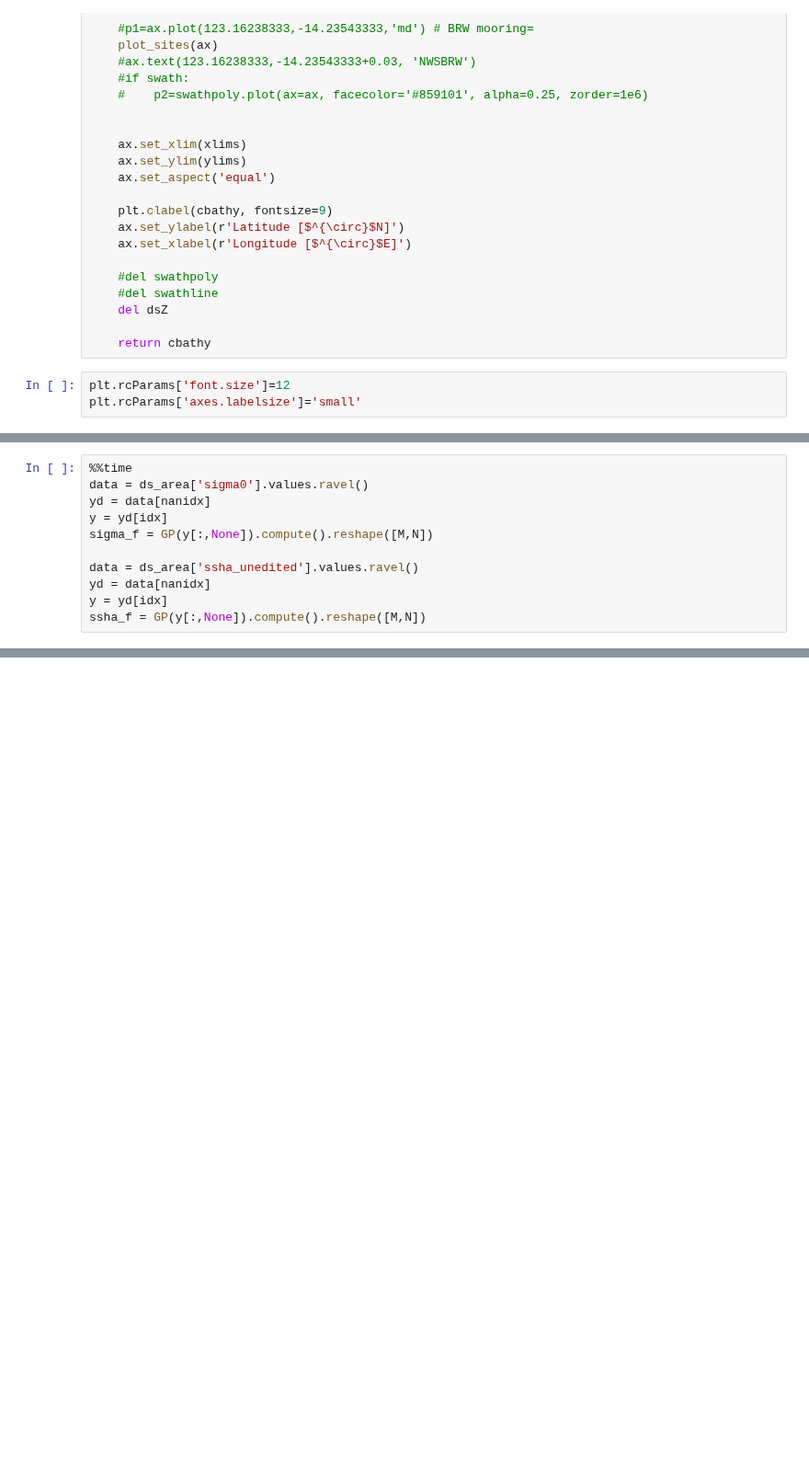
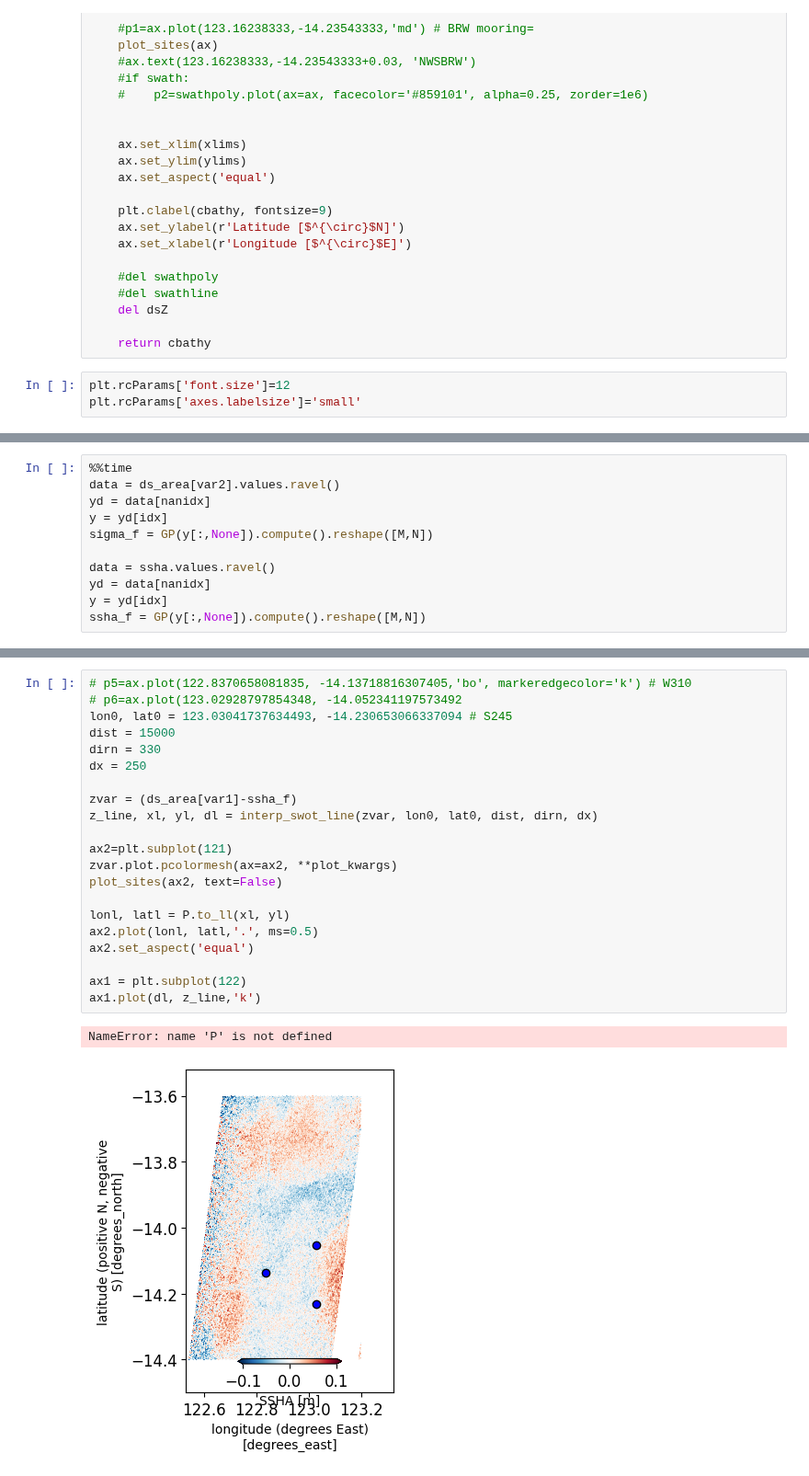
Before and after one commit to TIDE-ITRH/swot_adac_naust, a Jupyter notebook: NOTEBOOKS/plot_swot_unsmoothed_grl.ipynb, the cells around one changed output, grey strips where cells are left out. Shown at 92% size. Drawn from its saved outputs; the diff is of its cells as text; blank space fills up the shorter version.

```diff
--- a/NOTEBOOKS/plot_swot_unsmoothed_grl.ipynb
+++ b/NOTEBOOKS/plot_swot_unsmoothed_grl.ipynb
@@ -227,11 +428,11 @@ Wall time: 3 s
 # %%
 %%time
-data = ds_area['sigma0'].values.ravel()
+data = ds_area[var2].values.ravel()
 yd = data[nanidx]
 y = yd[idx]
 sigma_f = GP(y[:,None]).compute().reshape([M,N])
 
-data = ds_area['ssha_unedited'].values.ravel()
+data = ssha.values.ravel()
 yd = data[nanidx]
 y = yd[idx]
 ssha_f = GP(y[:,None]).compute().reshape([M,N])
@@ -403,0 +654,24 @@ outfile
+# %%
+# p5=ax.plot(122.8370658081835, -14.13718816307405,'bo', markeredgecolor='k') # W310
+# p6=ax.plot(123.02928797854348, -14.052341197573492
+lon0, lat0 = 123.03041737634493, -14.230653066337094 # S245
+dist = 15000
+dirn = 330
+dx = 250
+
+zvar = (ds_area[var1]-ssha_f)
+z_line, xl, yl, dl = interp_swot_line(zvar, lon0, lat0, dist, dirn, dx)
+
+ax2=plt.subplot(121)
+zvar.plot.pcolormesh(ax=ax2, **plot_kwargs)
+plot_sites(ax2, text=False)
+
+lonl, latl = P.to_ll(xl, yl)
+ax2.plot(lonl, latl,'.', ms=0.5)
+ax2.set_aspect('equal')
+
+ax1 = plt.subplot(122)
+ax1.plot(dl, z_line,'k')
+# %% [output]
+NameError: name 'P' is not defined
+[figure, added]
```
Also changed, not shown: parts of 18 cells of this notebook, 23 other files.
